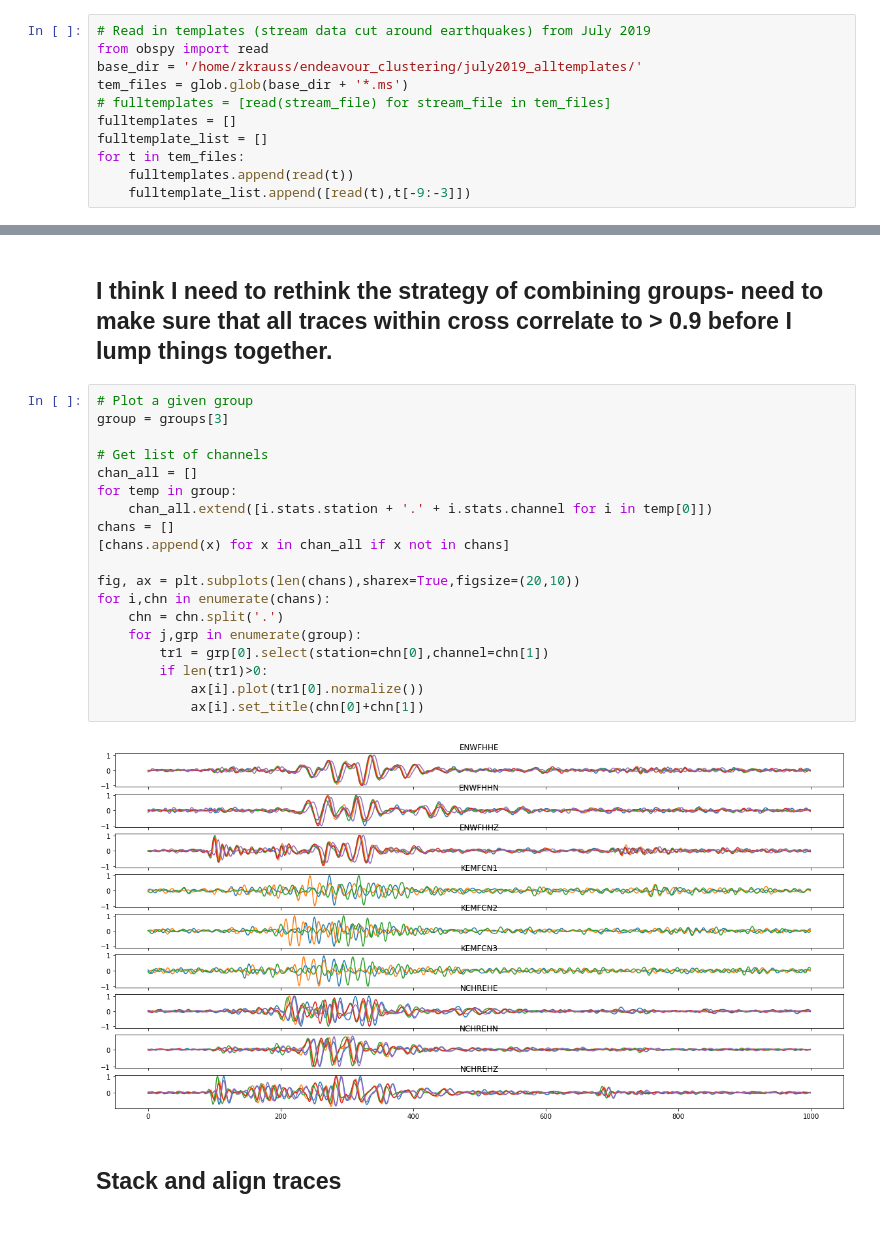
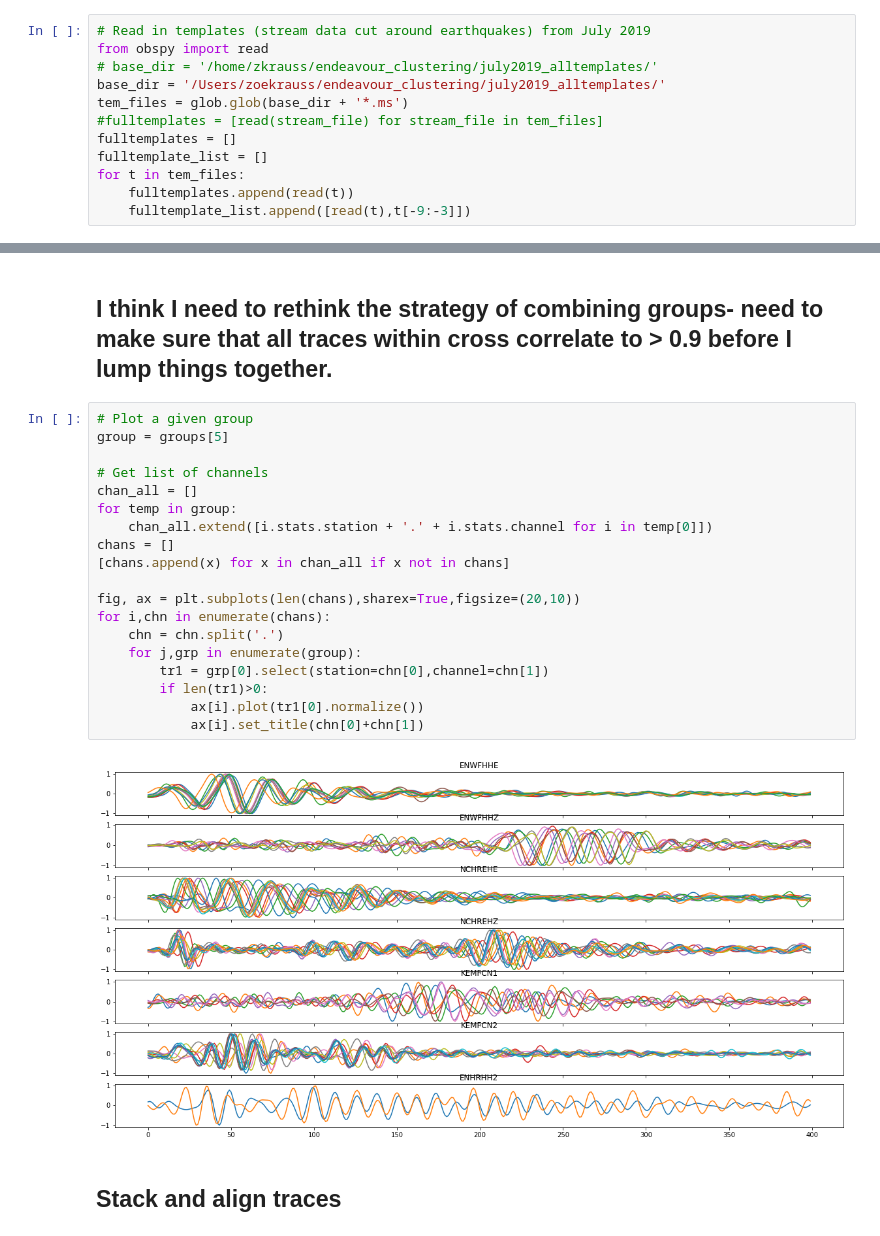
Before and after one commit to zoekrauss/endeavour_clustering, a Jupyter notebook: xcorr_cluster.ipynb, the cells around one changed output, grey strips where cells are left out. Saved outputs shown, nothing was run; the diff lists cells and outputs as text.

```diff
--- a/xcorr_cluster.ipynb
+++ b/xcorr_cluster.ipynb
@@ -14,9 +14,10 @@ from datetime import datetime
 # %%
 # Read in templates (stream data cut around earthquakes) from July 2019
 from obspy import read
-base_dir = '/home/zkrauss/endeavour_clustering/july2019_alltemplates/'
+# base_dir = '/home/zkrauss/endeavour_clustering/july2019_alltemplates/'
+base_dir = '/Users/zoekrauss/endeavour_clustering/july2019_alltemplates/'
 tem_files = glob.glob(base_dir + '*.ms')
-# fulltemplates = [read(stream_file) for stream_file in tem_files]
+#fulltemplates = [read(stream_file) for stream_file in tem_files]
 fulltemplates = []
 fulltemplate_list = []
 for t in tem_files:
@@ -172,25 +173,25 @@ Wall time: 1min 39s
 ## I think I need to rethink the strategy of combining groups- need to make sure that all traces within cross correlate to > 0.9 before I lump things together.
 # %%
 # Plot a given group
-group = groups[3]
+group = groups[5]
 
 # Get list of channels
 chan_all = []
 for temp in group:
     chan_all.extend([i.stats.station + '.' + i.stats.channel for i in temp[0]])
 chans = []
 [chans.append(x) for x in chan_all if x not in chans]
 
 fig, ax = plt.subplots(len(chans),sharex=True,figsize=(20,10))
 for i,chn in enumerate(chans):
     chn = chn.split('.')
     for j,grp in enumerate(group):
         tr1 = grp[0].select(station=chn[0],channel=chn[1])
         if len(tr1)>0:
             ax[i].plot(tr1[0].normalize())
             ax[i].set_title(chn[0]+chn[1])
 # %% [output]
-[figure, old version]
+[figure, new version]
 # %% [markdown]
 ## Stack and align traces
 # %%
```
Also changed, not shown: parts of 14 cells of this notebook, 4 other files.
